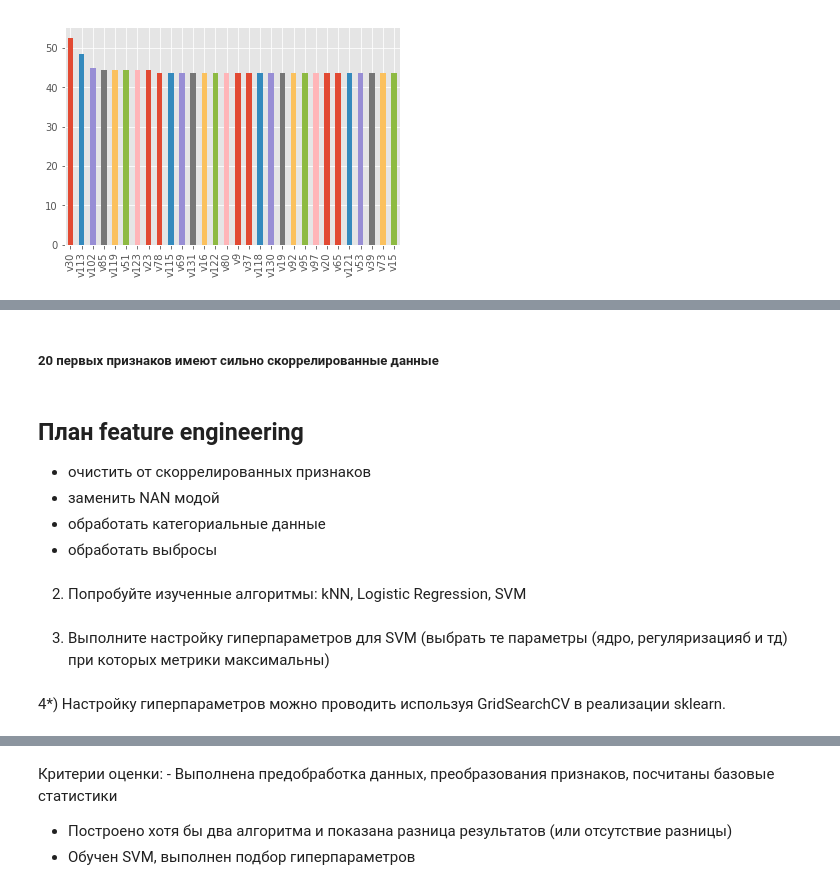
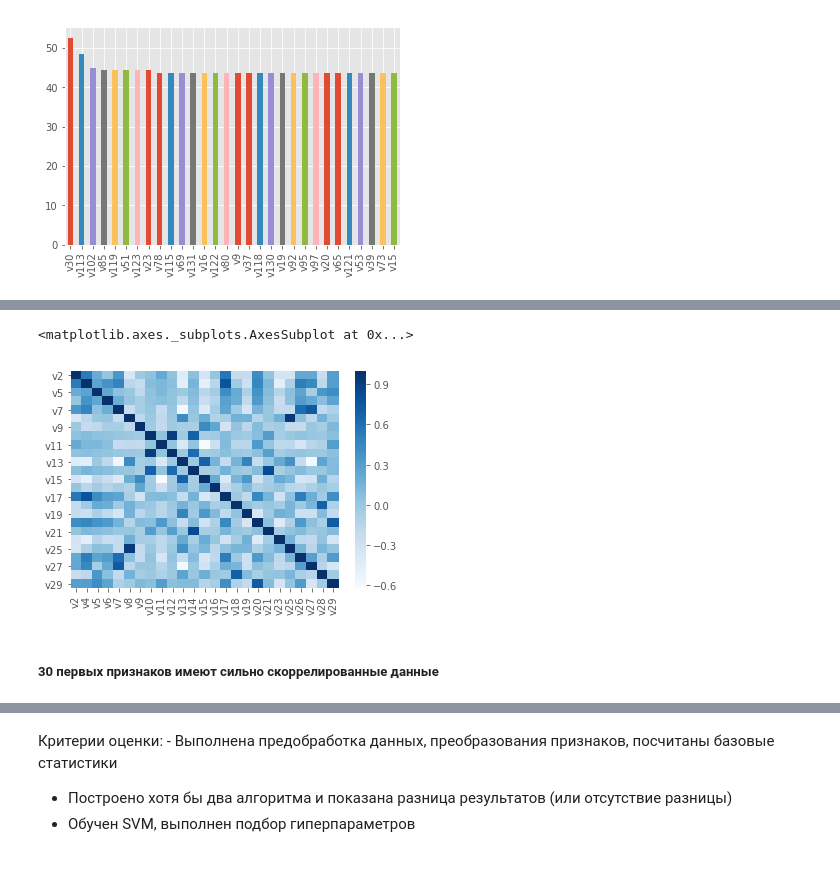
Before and after one commit to AkerkeKesha/machine-learning, a Jupyter notebook: A5/A5_SVM_Balgabekova.ipynb, the cells around one changed output, grey strips where cells are left out. Saved outputs shown, nothing was run; the diff lists cells and outputs as text; code cells hidden in the pictures.

```diff
--- a/A5/A5_SVM_Balgabekova.ipynb
+++ b/A5/A5_SVM_Balgabekova.ipynb
@@ -70,14 +86,7 @@ sns.heatmap(data.iloc[:,2:20].corr(), cmap="Blues")
-# %% [markdown]
-##### 20 первых признаков имеют сильно скоррелированные данные
-# %% [markdown]
-## План feature engineering
-* очистить от скоррелированных признаков
-* заменить NAN модой
-* обработать категориальные данные
-* обработать выбросы
-# %% [markdown]
-2) Попробуйте изученные алгоритмы: kNN, Logistic Regression, SVM
-# %% [markdown]
-3) Выполните настройку гиперпараметров для SVM (выбрать те параметры (ядро, регуляризацияб и тд) при которых метрики максимальны)
-# %% [markdown]
-4*) Настройку гиперпараметров можно проводить используя GridSearchCV в реализации sklearn.
+# %%
+sns.heatmap(data.iloc[:,2:30].corr(), cmap="Blues")
+# %% [output]
+<matplotlib.axes._subplots.AxesSubplot at 0x...>
+[figure, added]
+# %% [markdown]
+##### 30 первых признаков имеют сильно скоррелированные данные
```
Also changed, not shown: parts of 64 cells of this notebook.
